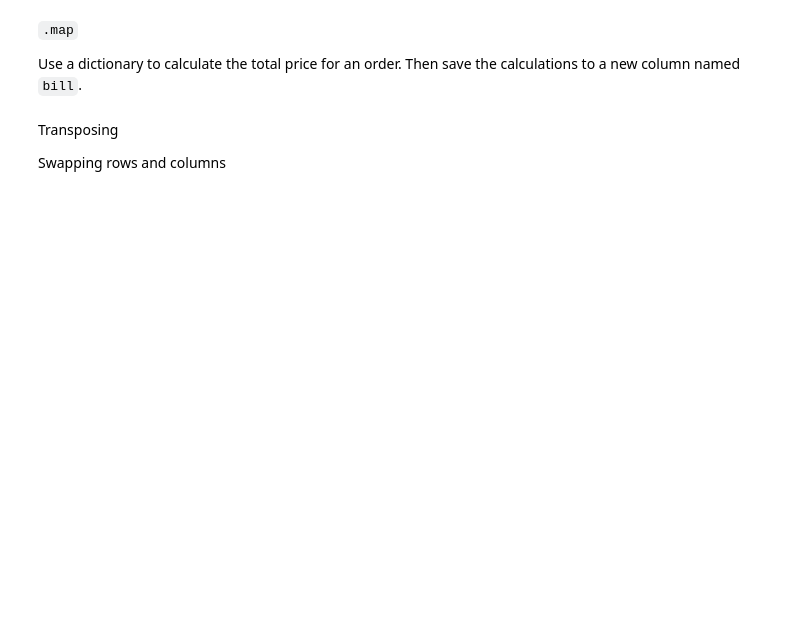
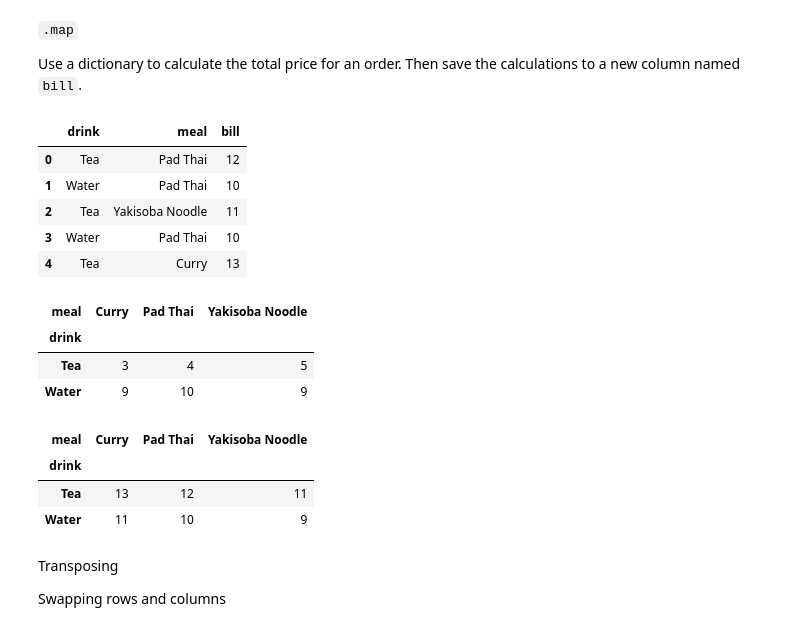
Before and after one commit to Bartholomew-Taylor/data-science-library, a Jupyter notebook: pandas_advanced_dataframes_lesson.ipynb, the cells around one changed output. Cells and saved outputs as stored; diff of their text form; code cells hidden in the pictures; blank space fills up the shorter version.

```diff
--- a/pandas_advanced_dataframes_lesson.ipynb
+++ b/pandas_advanced_dataframes_lesson.ipynb
@@ -533,16 +641,52 @@ Create a new dataframe: orders at a restaurant.
 
 Use a dictionary to calculate the total price for an order. Then save the calculations to a new column named `bill`.
 # %%
-# create a dictionary of prices for drinks and meals
+
+
+# Create a dictionary of prices for drinks and meals.
+
+prices = {
+    'Yakisoba Noodle': 9,
+    'Curry': 11,
+    'Pad Thai': 10,
+    'Tea': 2,
+    'Water': 0,
+}
 # %%
 # match the values in the drink and meal columns with the values
 # in the prices and perform the specificied calculations.
 # save to a new column, bill
+
+orders['bill'] = orders.drink.map(prices) + orders.meal.map(prices)
+orders.head()
+# %% [output]
+|  | drink | meal | bill |
+| 0 | Tea | Pad Thai | 12 |
+| 1 | Water | Pad Thai | 10 |
+| 2 | Tea | Yakisoba Noodle | 11 |
+| 3 | Water | Pad Thai | 10 |
+| 4 | Tea | Curry | 13 |
 # %%
 # use crosstab to look at how many orders have each combination of
 # meal and drink
+pd.crosstab(orders.drink, orders. meal)
+# %% [output]
+| meal | Curry | Pad Thai | Yakisoba Noodle |
+| drink |  |  |  |
+| Tea | 3 | 4 | 5 |
+| Water | 9 | 10 | 9 |
 # %%
 # find the average bill for each combination using pivot_table
+orders.pivot_table(index='drink',
+                   columns='meal',
+                   values='bill',
+                    aggfunc = 'mean'
+                  )
+# %% [output]
+| meal | Curry | Pad Thai | Yakisoba Noodle |
+| drink |  |  |  |
+| Tea | 13 | 12 | 11 |
+| Water | 11 | 10 | 9 |
 # %%
 # find the average bill for each combination using groupby
 # %% [markdown]
```
Also changed, not shown: parts of 28 cells of this notebook.
